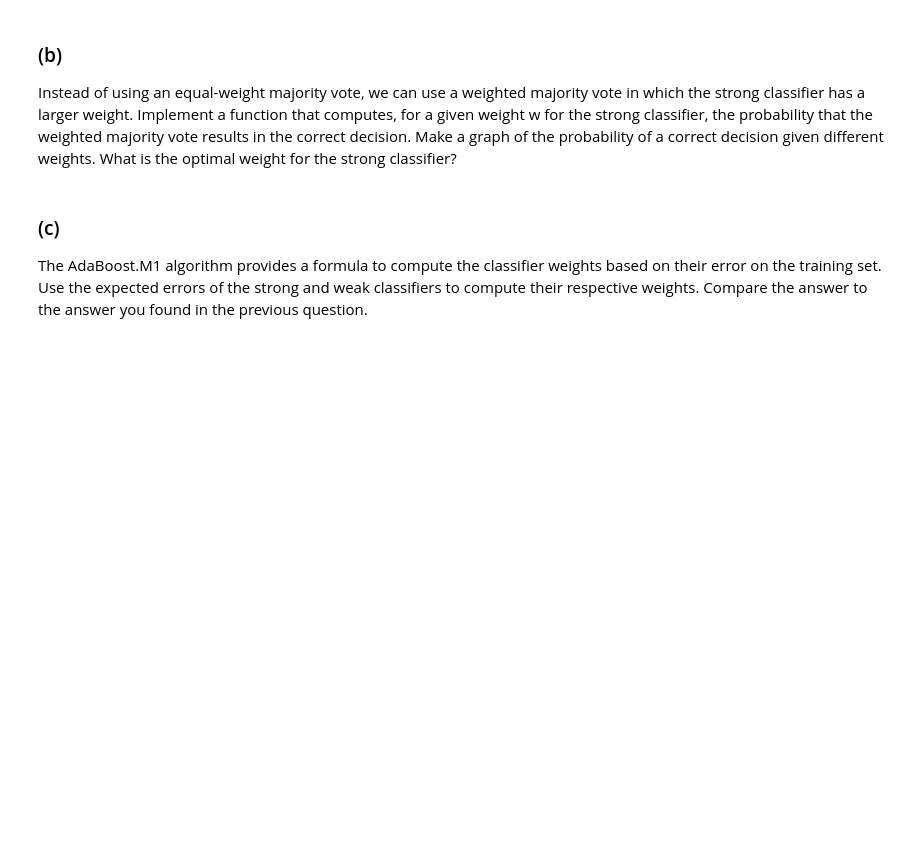
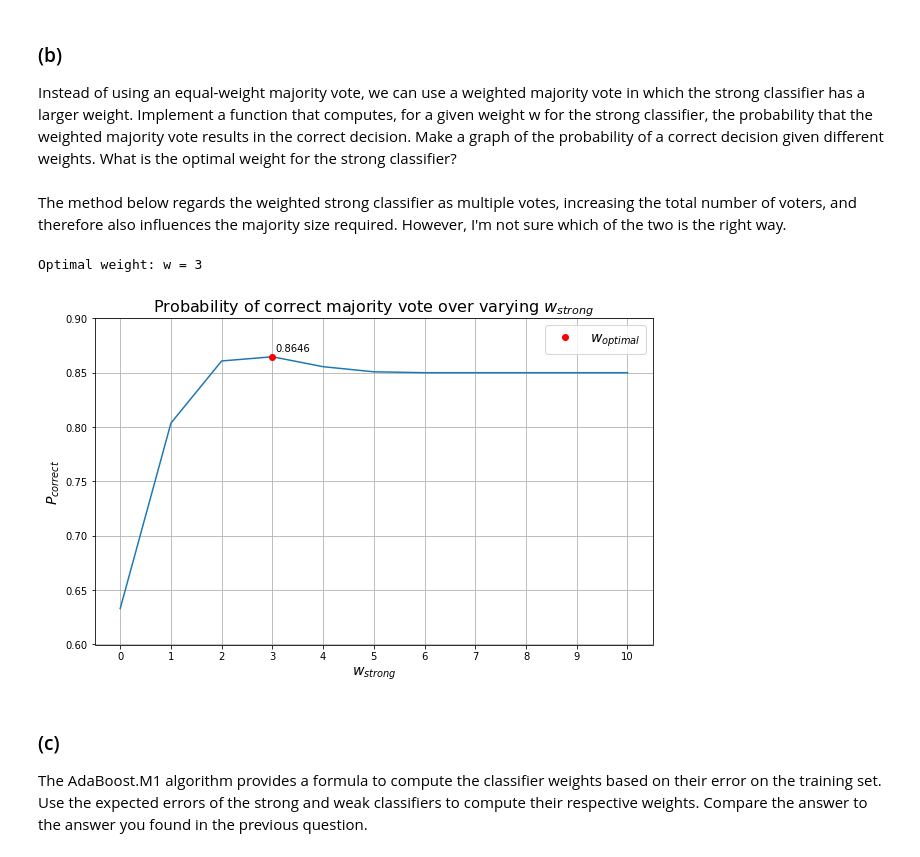
Before and after one commit to rusane/natural-computing, a Jupyter notebook: A5 - Ensemble Learning/Ensemble Learning - Assignment 5.ipynb, the cells around one changed output. Cells and saved outputs as stored; diff of their text form; code cells hidden in the pictures; blank space fills up the shorter version.

```diff
--- a/A5 - Ensemble Learning/Ensemble Learning - Assignment 5.ipynb
+++ b/A5 - Ensemble Learning/Ensemble Learning - Assignment 5.ipynb
@@ -150,3 +179,30 @@ for the strong classifier, the probability that the weighted majority
 vote results in the correct decision. Make a graph of the probability
 of a correct decision given different weights. What is the optimal
 weight for the strong classifier?
+# %%
+def weighted_correct_majority_vote_ensemble(N, p_weak, p_strong, w_strong=1):
+    """
+    Computes probability of a weighted correct majority vote for
+    an ensemble of N-1 weak classifiers and 1 strong classifier.
+    """
+    N_weak = N - 1
+    cum_prob = 0.0
+
+    majority = int(N/2) + 1 if N % 2 == 0 else int((N+1) / 2)
+
+    # requires larger majority of weak classifiers when strong classifier is incorrect
+    majority_only_weak = max(majority, majority + (w_strong - 1))
+    # requires smaller majority of weak classifiers when strong classifier is correct
+    majority_with_strong = max(0, majority - (w_strong - 1))
+
+    for k in range(majority_only_weak, N):
+        # correct majority with only weak classifiers
+        cum_prob += comb(N_weak, k) * p_weak**k * (1-p_weak)**(N_weak-k) * (1 - p_strong)
+
+    for k in range(majority_with_strong-1, N):
+        # correct majority with weak classifiers and one strong classifier
+        cum_prob += comb(N_weak, k) * p_weak**(k) * (1-p_weak)**(N_weak-k) * p_strong
+
+    return cum_prob
+# %% [markdown]
+The method below regards the weighted strong classifier as multiple votes, increasing the total number of voters, and therefore also influences the majority size required. However, I'm not sure which of the two is the right way.
@@ -153,3 +230,26 @@ weight for the strong classifier?
+# %%
+weights = range(0, 11)
+p_weighted = [weighted_correct_majority_vote_ensemble(11, 0.6, 0.85, w) for w in weights]
+opt_weight = np.argmax(p_weighted)
+print("Optimal weight: w =", opt_weight)
+# %% [output]
+Optimal weight: w = 3
+# %%
+plt.figure(figsize=(10, 6))
+plt.plot(weights, p_weighted)
+plt.plot(opt_weight, p_weighted[opt_weight], "ro", label="$w_{optimal}$")
+plt.annotate(f"{p_weighted[opt_weight]:.4f}", (opt_weight + 0.05, p_weighted[opt_weight] + 0.005))
+plt.xlabel("$w_{strong}$", size=14)
+plt.ylabel("$P_{correct}$", size=14)
+plt.title("Probability of correct majority vote over varying $w_{strong}$", size=16)
+plt.xticks(weights)
+plt.ylim(0.6, 0.9)
+plt.grid()
+plt.legend(prop={'size': 14})
+# plt.savefig("Figures/ex3b")
+plt.show()
+# %% [output]
+[figure, added]
 # %% [markdown]
 ### (c)
 The AdaBoost.M1 algorithm provides a formula to compute
```
Also changed, not shown: parts of 4 cells of this notebook, 1 other file.
